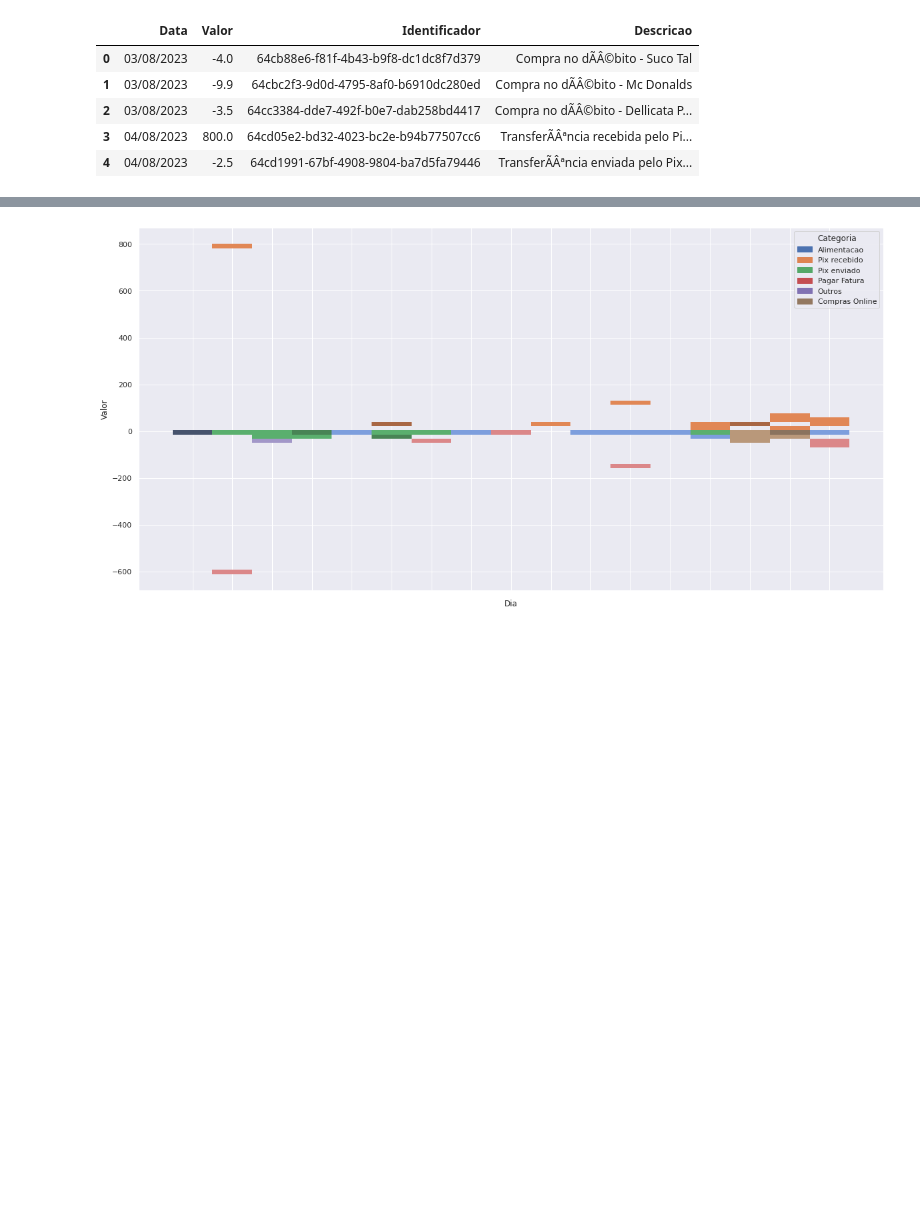
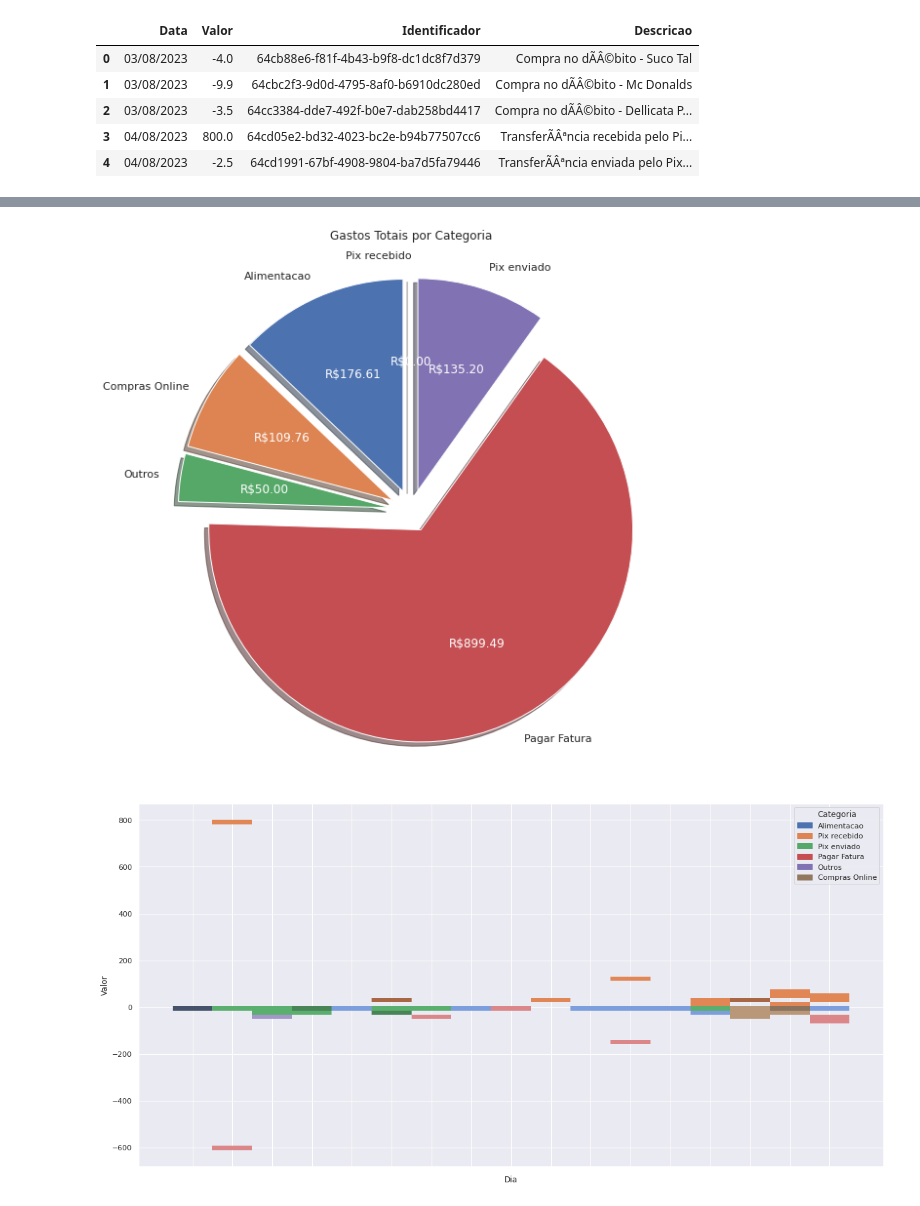
Before and after one commit to joaobizzo/nubank_controle_gastos, a Jupyter notebook: main.ipynb, the cells around one changed output, grey strips where cells are left out. Cells and saved outputs as stored; diff of their text form; code cells hidden in the pictures; blank space fills up the shorter version.

```diff
--- a/main.ipynb
+++ b/main.ipynb
@@ -86,3 +100,32 @@ df
+# %%
+import matplotlib.pyplot as plt
+
+# Suponha que você tenha um DataFrame chamado 'df' com colunas 'Categoria' e 'Gastos'
+
+# Calcule o gasto total de cada categoria
+gasto_total_por_categoria = df.groupby('Categoria')['Gastos'].sum().reset_index()
+
+# Crie o gráfico de pizza
+plt.figure(figsize=(20, 10))
+explode = (0.1, 0.1, 0.1, 0.1, 0.1, 0.1)  # Adicione uma pequena explosão para separar as fatias
+_, _, autopcts = plt.pie(gasto_total_por_categoria['Gastos'], labels=gasto_total_por_categoria['Categoria'],
+                        autopct='', shadow=True, startangle=90, explode=explode)
+
+# Adicione os valores dentro das fatias
+for i, autopct in enumerate(autopcts):
+    autopct.set_text(f"R${gasto_total_por_categoria['Gastos'][i]:,.2f}")
+    autopct.set_color('white')
+    autopct.set_fontsize(12)
+
+
+
+# Adicione um título
+plt.title("Gastos Totais por Categoria")
+
+# Mostre o gráfico
+plt.show()
+# %% [output]
+[figure, added]
 # %%
 import seaborn as sns
 plot = sns.histplot(x='Dia', y='Valor', hue='Categoria',data=df)
```
Also changed, not shown: parts of 4 cells of this notebook.
